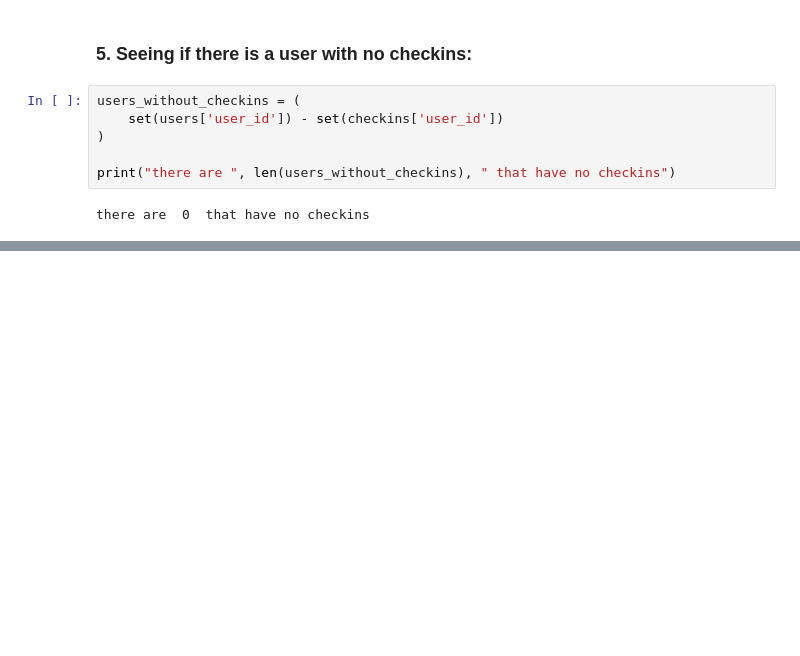
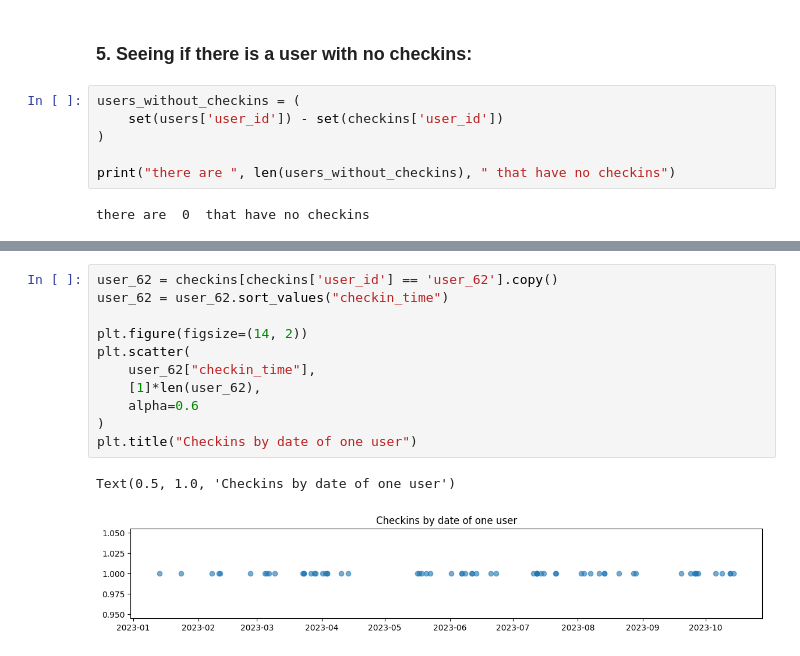
Before and after one commit to nev12/gym-dropout-prediction, a Jupyter notebook: 00_data_sanity_check.ipynb, the cells around one changed output, grey strips where cells are left out. Cells and saved outputs as stored; diff of their text form; blank space fills up the shorter version.

```diff
--- a/00_data_sanity_check.ipynb
+++ b/00_data_sanity_check.ipynb
@@ -279,0 +356,14 @@ there are  0  that have no checkins
+# %%
+user_62 = checkins[checkins['user_id'] == 'user_62'].copy()
+user_62 = user_62.sort_values("checkin_time")
+
+plt.figure(figsize=(14, 2))
+plt.scatter(
+    user_62["checkin_time"],
+    [1]*len(user_62),
+    alpha=0.6
+)
+plt.title("Checkins by date of one user")
+# %% [output]
+Text(0.5, 1.0, 'Checkins by date of one user')
+[figure, added]
```
Also changed, not shown: parts of 18 cells of this notebook.
